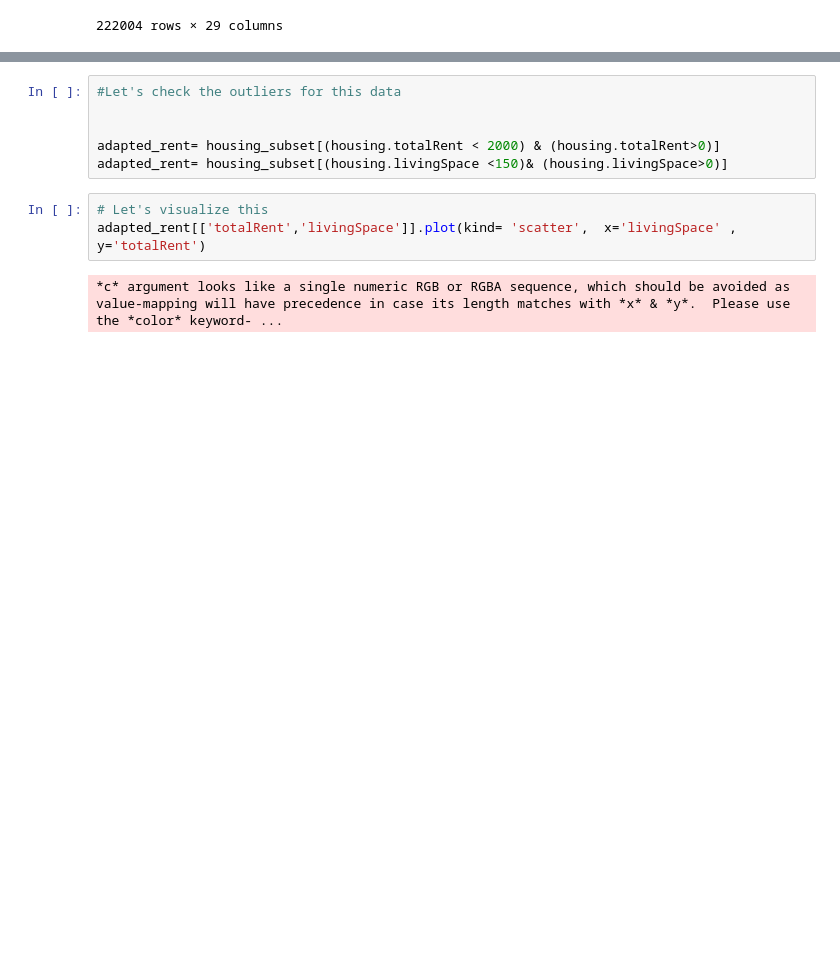
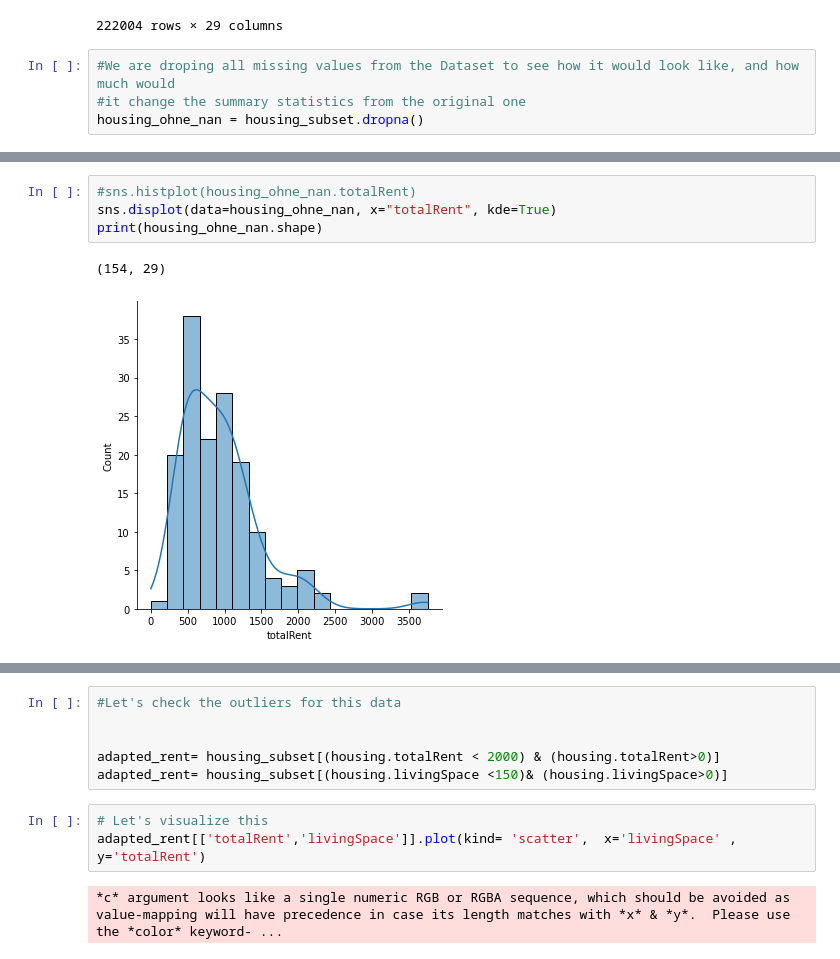
Before and after one commit to eriglesias/housing_prices_DEU, a Jupyter notebook: housing_analysis_de.ipynb, the cells around one changed output, grey strips where cells are left out. Saved outputs shown, nothing was run; the diff lists cells and outputs as text; blank space fills up the shorter version.

Commit message:
small changes to data tidying and subsets

```diff
--- a/housing_analysis_de.ipynb
+++ b/housing_analysis_de.ipynb
@@ -236,3 +236,7 @@ housing_subset[housing_subset['electricityBasePrice'].isna()]
 | 268848 | Nordrhein_Westfalen | 175.00 | heat_pump | True | True | 1015.0 | 2019.0 | 1.0 | ... |
 | 268849 | Hessen | 315.00 | central_heating | False | True | NaN | 1972.0 | 1.0 | ... |
 222004 rows × 29 columns
+# %%
+#We are droping all missing values from the Dataset to see how it would look like, and how much would
+#it change the summary statistics from the original one
+housing_ohne_nan = housing_subset.dropna()
@@ -238,0 +256,7 @@ housing_subset[housing_subset['electricityBasePrice'].isna()]
+# %%
+#sns.histplot(housing_ohne_nan.totalRent)
+sns.displot(data=housing_ohne_nan, x="totalRent", kde=True)
+print(housing_ohne_nan.shape)
+# %% [output]
+(154, 29)
+[figure, added]
```
Also changed, not shown: parts of 9 cells of this notebook.
